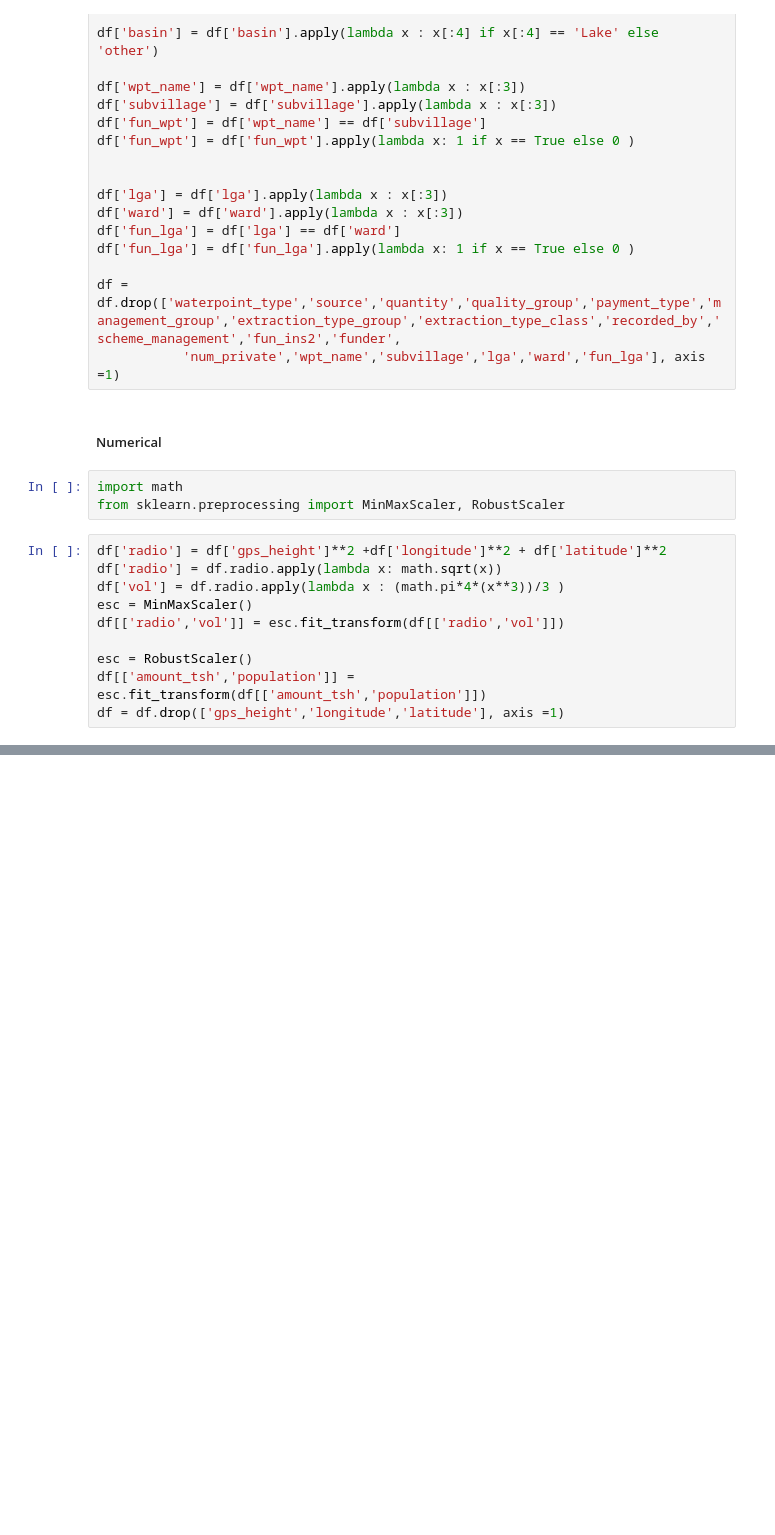
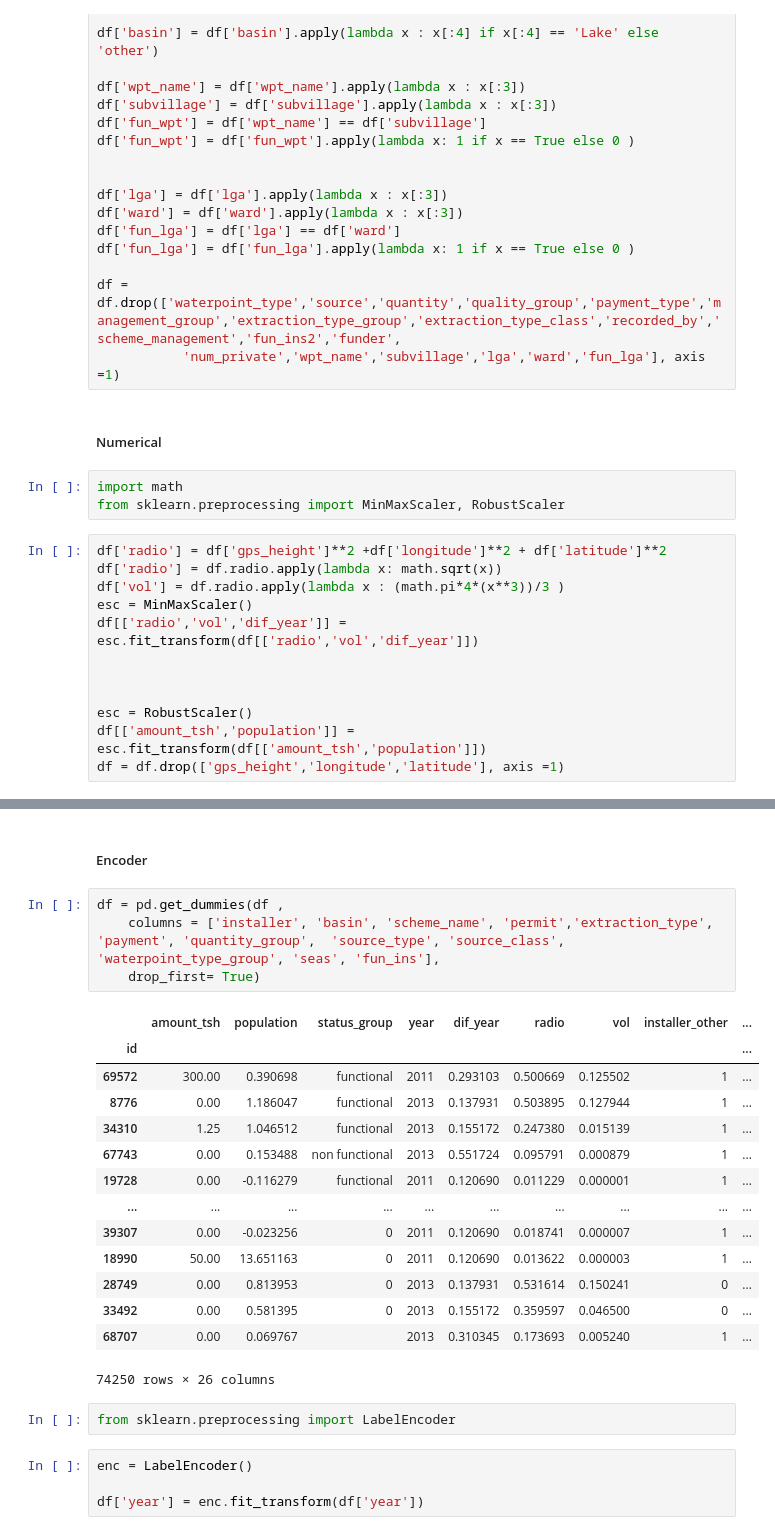
Before and after one commit to bereamanuel/Pump, a Jupyter notebook: jupyter/data.ipynb, the cells around one changed output, grey strips where cells are left out. Drawn from its saved outputs; the diff is of its cells as text; blank space fills up the shorter version.

```diff
--- a/jupyter/data.ipynb
+++ b/jupyter/data.ipynb
@@ -158,7 +163,9 @@ df['radio'] = df['gps_height']**2 +df['longitude']**2 + df['latitude']**2
 df['radio'] = df.radio.apply(lambda x: math.sqrt(x))
 df['vol'] = df.radio.apply(lambda x : (math.pi*4*(x**3))/3 )
 esc = MinMaxScaler()
-df[['radio','vol']] = esc.fit_transform(df[['radio','vol']])
+df[['radio','vol','dif_year']] = esc.fit_transform(df[['radio','vol','dif_year']])
+
+
 
 esc = RobustScaler()
 df[['amount_tsh','population']] = esc.fit_transform(df[['amount_tsh','population']])
@@ -170,3 +269,30 @@ df = df.drop(['date_recorded', 'day','construction_year'], axis = 1)
+# %% [markdown]
+##### Encoder
+# %%
+df = pd.get_dummies(df ,
+    columns = ['installer', 'basin', 'scheme_name', 'permit','extraction_type', 'payment', 'quantity_group',  'source_type', 'source_class', 'waterpoint_type_group', 'seas', 'fun_ins'],
+    drop_first= True)
+# %% [output]
+|  | amount_tsh | population | status_group | year | dif_year | radio | vol | installer_other | ... |
+| id |  |  |  |  |  |  |  |  | ... |
+| 69572 | 300.00 | 0.390698 | functional | 2011 | 0.293103 | 0.500669 | 0.125502 | 1 | ... |
+| 8776 | 0.00 | 1.186047 | functional | 2013 | 0.137931 | 0.503895 | 0.127944 | 1 | ... |
+| 34310 | 1.25 | 1.046512 | functional | 2013 | 0.155172 | 0.247380 | 0.015139 | 1 | ... |
+| 67743 | 0.00 | 0.153488 | non functional | 2013 | 0.551724 | 0.095791 | 0.000879 | 1 | ... |
+| 19728 | 0.00 | -0.116279 | functional | 2011 | 0.120690 | 0.011229 | 0.000001 | 1 | ... |
+| ... | ... | ... | ... | ... | ... | ... | ... | ... | ... |
+| 39307 | 0.00 | -0.023256 | 0 | 2011 | 0.120690 | 0.018741 | 0.000007 | 1 | ... |
+| 18990 | 50.00 | 13.651163 | 0 | 2011 | 0.120690 | 0.013622 | 0.000003 | 1 | ... |
+| 28749 | 0.00 | 0.813953 | 0 | 2013 | 0.137931 | 0.531614 | 0.150241 | 0 | ... |
+| 33492 | 0.00 | 0.581395 | 0 | 2013 | 0.155172 | 0.359597 | 0.046500 | 0 | ... |
+| 68707 | 0.00 | 0.069767 |  | 2013 | 0.310345 | 0.173693 | 0.005240 | 1 | ... |
+74250 rows × 26 columns
+# %%
+from sklearn.preprocessing import LabelEncoder
+# %%
+enc = LabelEncoder()
+
+df['year'] = enc.fit_transform(df['year'])
 # %%
 X_train = df[:len(X_train)]
 X_test = df[len(X_train):]
```
Also changed, not shown: parts of 14 cells of this notebook.
